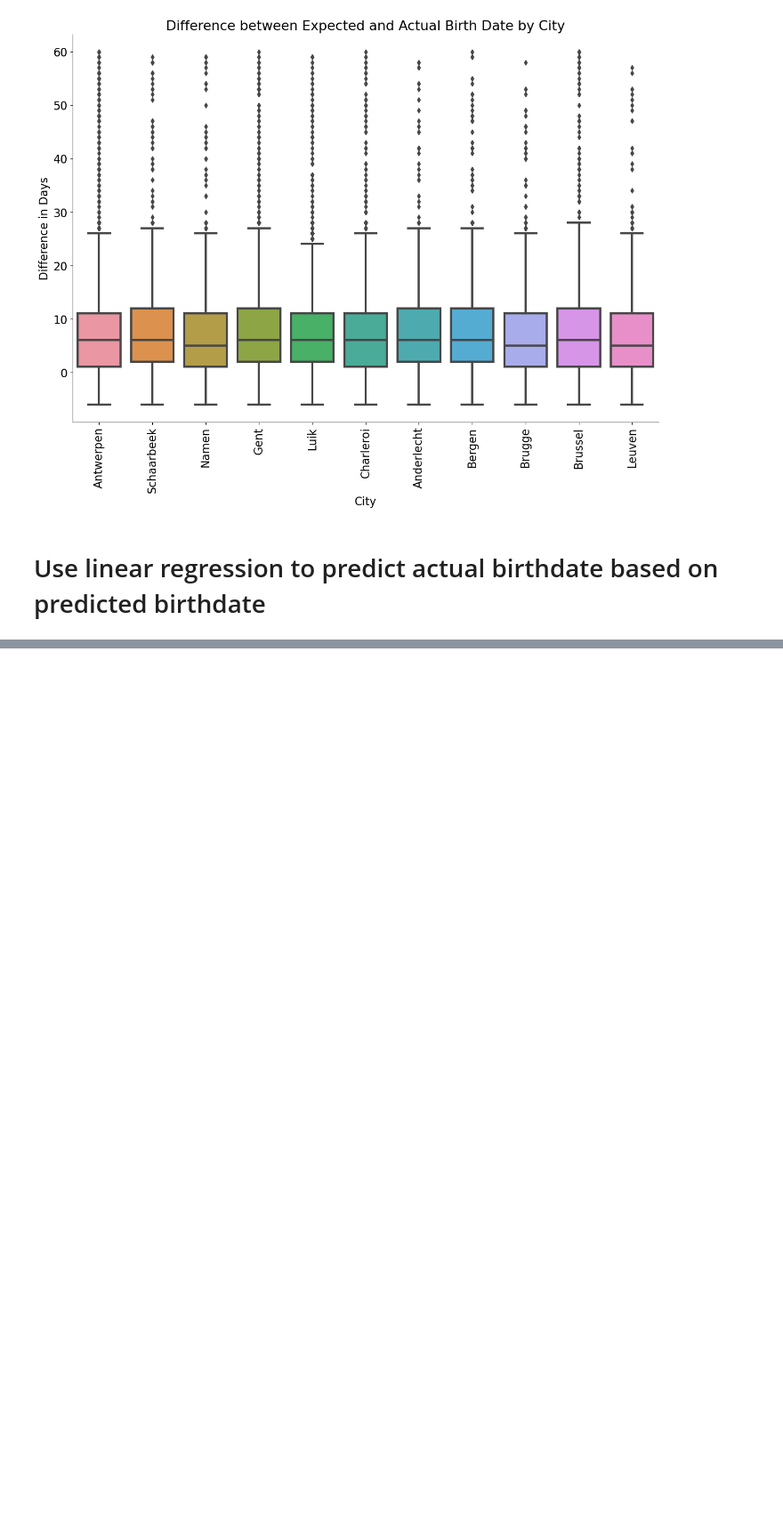
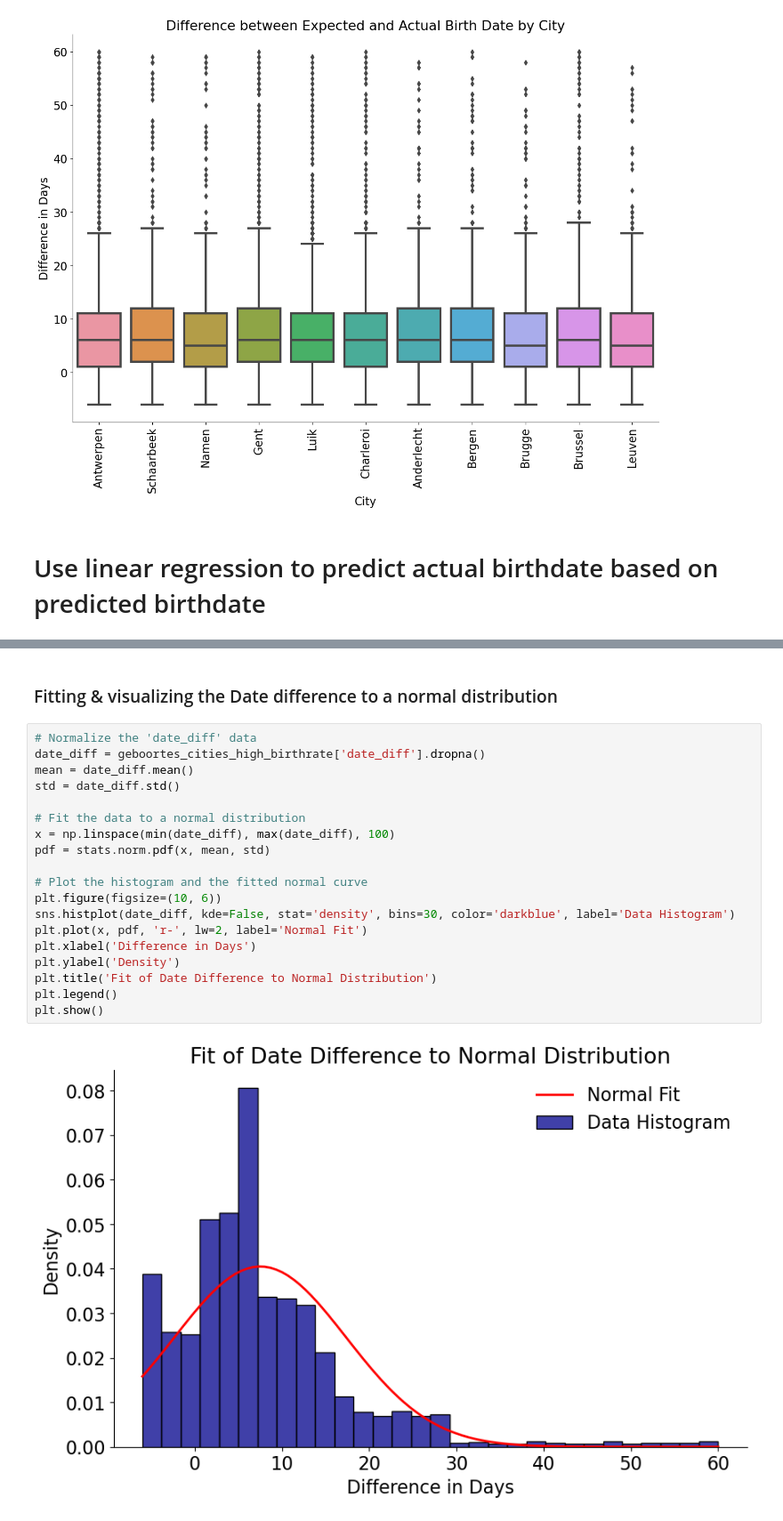
Before and after one commit to PhilippeGiorgino/syntra-examen-2024, a Jupyter notebook: notebooks/PhilippeGiorgino-syntra-examen-2024-deel1&deel2prep.ipynb, the cells around one changed output, grey strips where cells are left out. Shown at 89% size. Saved outputs shown, nothing was run; the diff lists cells and outputs as text; blank space fills up the shorter version.

```diff
--- a/notebooks/PhilippeGiorgino-syntra-examen-2024-deel1&deel2prep.ipynb
+++ b/notebooks/PhilippeGiorgino-syntra-examen-2024-deel1&deel2prep.ipynb
@@ -534,0 +563,23 @@ plt.show()
+# %% [markdown]
+### Fitting & visualizing the Date difference to a normal distribution
+# %%
+# Normalize the 'date_diff' data
+date_diff = geboortes_cities_high_birthrate['date_diff'].dropna()
+mean = date_diff.mean()
+std = date_diff.std()
+
+# Fit the data to a normal distribution
+x = np.linspace(min(date_diff), max(date_diff), 100)
+pdf = stats.norm.pdf(x, mean, std)
+
+# Plot the histogram and the fitted normal curve
+plt.figure(figsize=(10, 6))
+sns.histplot(date_diff, kde=False, stat='density', bins=30, color='darkblue', label='Data Histogram')
+plt.plot(x, pdf, 'r-', lw=2, label='Normal Fit')
+plt.xlabel('Difference in Days')
+plt.ylabel('Density')
+plt.title('Fit of Date Difference to Normal Distribution')
+plt.legend()
+plt.show()
+# %% [output]
+[figure, added]
```
Also changed, not shown: parts of 20 cells of this notebook.
